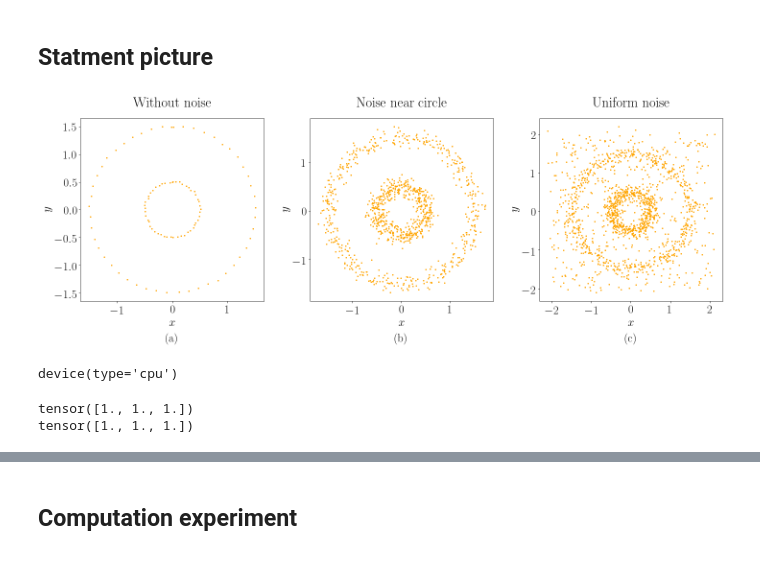
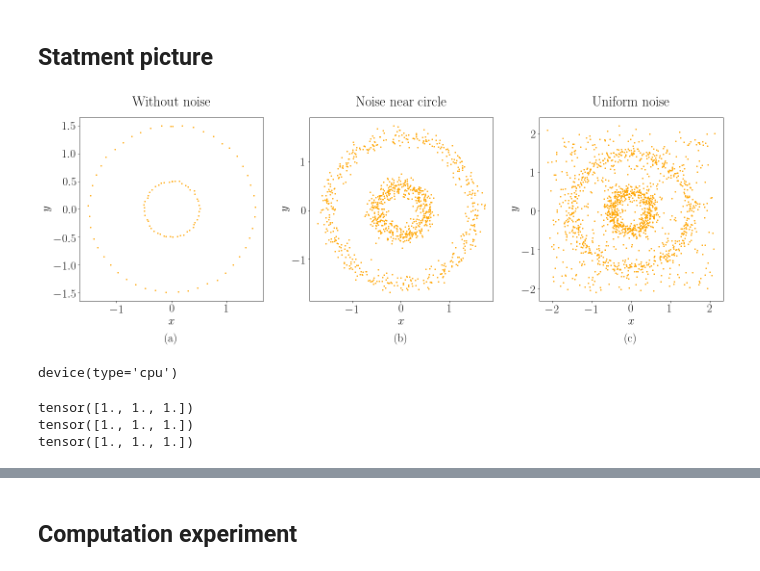
Before and after one commit to andriygav/EMprior, a Jupyter notebook: code/TorchModelConstructor.ipynb, the cells around one changed output, grey strips where cells are left out. Saved outputs shown, nothing was run; the diff lists cells and outputs as text; code cells hidden in the pictures.

Commit message:
add new model

```diff
--- a/code/TorchModelConstructor.ipynb
+++ b/code/TorchModelConstructor.ipynb
@@ -415,0 +432,3 @@ plt.show()
+# %%
+device = torch.device("cuda" if torch.cuda.is_available() else "cpu")
+device
@@ -415,0 +512,37 @@ plt.show()
+# %%
+Text_size = 24
+
+plt.rcParams['lines.linewidth'] = 1
+plt.rcParams['lines.markersize'] = 4
+plt.rcParams['xtick.labelsize'] = Text_size
+plt.rcParams['ytick.labelsize'] = Text_size
+plt.rcParams['legend.fontsize'] = Text_size
+plt.rcParams['axes.titlesize']=Text_size
+plt.rcParams['axes.labelsize']=Text_size
+plt.rcParams['figure.figsize'] = (8.0, 8.0)
+plt.rcParams['font.size'] = Text_size
+plt.rcParams["legend.labelspacing"] = 0.1
+plt.rcParams["legend.handletextpad"] = 0.1
+#################################################
+
+idx = np.argmax(model.pZ.data.numpy(), axis = 1)
+t = np.linspace(0, 2*np.pi, 100)
+
+colors = ['orange', 'green', 'red', 'yellow', 'blue']
+
+for i in np.unique(idx):
+    _ = plt.plot(x[idx == i], y[idx == i], '.', color = colors[i], label = 'model '+str(i))
+
+    x0, y0, r = CIRCLE[i]
+    x_plot = x0 + r*np.sin(t)
+    y_plot = y0 + r*np.cos(t)
+
+    _ = plt.plot(x_plot, y_plot, '-', color = colors[i])
+
+plt.grid()
+
+plt.legend(loc = 'best')
+
+# plt.savefig('results/full_infomative.pdf', )
+
+plt.show()
@@ -450,36 +585,36 @@ fig = plt.figure();
 gs = gridspec.GridSpec(1, 3, width_ratios=[1, 1, 1])
 
 ax1 = []
 for k in range(3):
     ax1.append(fig.add_subplot(gs[k]))
 
 cols = ['Without noise', 'Noise near circle', 'Uniform noise']
 
 TITLE = ['(a)', '(b)', '(c)']
 
 #------___1___------
 for k in range(len(List_of_Data)):
     x, y = List_of_Data[k]
 
     ax1[k].annotate(cols[k], xy=(0.5, 1), xytext=(0, 24),
                 xycoords='axes fraction', textcoords='offset points',
                 size='large', ha='center', va='baseline')
 
     ax1[k].set_xlabel('$x$')
     ax1[k].set_ylabel('$y$')
 
-    _ = ax1[k].plot(x, y, '.', color = colors[0], label = 'model '+str(i))
+    _ = ax1[k].plot(x, y, '.', color = colors[0])
     ax1[k].set_title(TITLE[k], y=-0.24)
 
 
 
 plt.subplots_adjust(wspace=0.25, hspace=0.35)
 
-plt.savefig('./results/statment.pdf', bbox_inches='tight')
+# plt.savefig('./results/statment.pdf', bbox_inches='tight')
 
 plt.show()
 # %% [output]
-[figure, old version]
+[figure, new version]
 # %%
 device = torch.device("cuda" if torch.cuda.is_available() else "cpu")
 device
@@ -507,9 +643,11 @@ model = MixtureExpert(input_dim = n, K = K, HyperParameters = HypPar, HyperModel
 # %%
 print(LoM[0].a)
 print(LoM[1].a)
+print(LoM[2].a)
 # %% [output]
 tensor([1., 1., 1.])
 tensor([1., 1., 1.])
+tensor([1., 1., 1.])
 # %%
 %%time
 model.fit(X_tr, Y_tr, 1, progress = tqdm)
```
Also changed, not shown: parts of 34 cells of this notebook, 14 other files.
